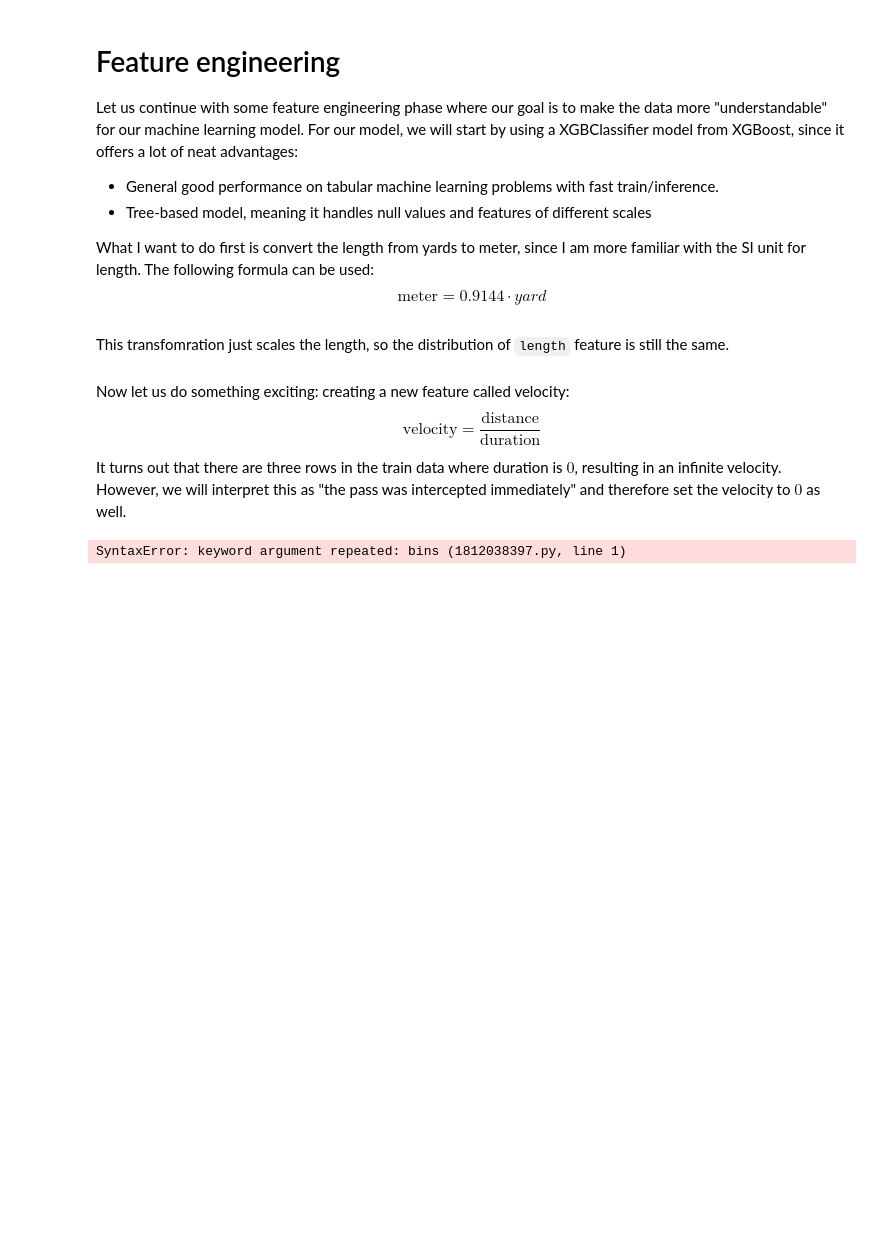
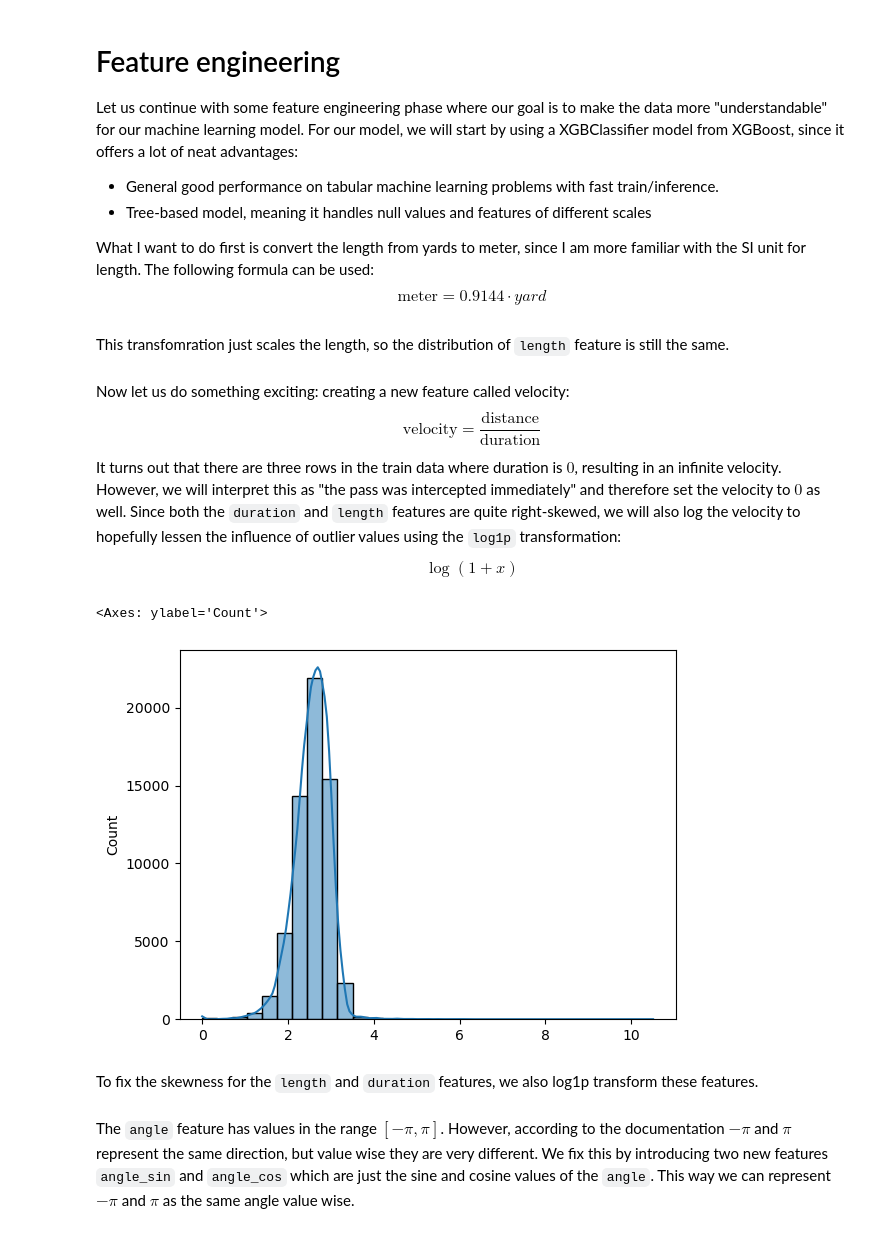
Before and after one commit to yucheng-fu/football_analytics, a Jupyter notebook: 02-analysis/02-analysis.ipynb, the cells around one changed output. Drawn from its saved outputs; the diff is of its cells as text; code cells hidden in the pictures; blank space fills up the shorter version.

Commit message:
Feature engineering

```diff
--- a/02-analysis/02-analysis.ipynb
+++ b/02-analysis/02-analysis.ipynb
@@ -187,7 +187,7 @@ Another thing I like to do is to plot the mutual information to measure how each
 y_train = train_df.select("outcome").to_series()
 X_train = train_df.drop(pl.col("outcome"))
 # %%
-feature_engineering_handler = FeatureEngineeringHandler(train_df=X_train)
+feature_engineering_handler = FeatureEngineeringHandler(X=X_train)
 X_train = feature_engineering_handler.encode_columns(columns=["height", "body_part"])
 # %%
 mi = mutual_info_classif(X_train, y_train, discrete_features="auto", random_state=42)
@@ -228,15 +228,22 @@ Now let us do something exciting: creating a new feature called velocity:
 $$
 \text{velocity} = \frac{\text{distance}}{\text{duration}}
 $$
-It turns out that there are three rows in the train data where duration is $0$, resulting in an infinite velocity. However, we will interpret this as "the pass was intercepted immediately" and therefore set the velocity to $0$ as well.
+It turns out that there are three rows in the train data where duration is $0$, resulting in an infinite velocity. However, we will interpret this as "the pass was intercepted immediately" and therefore set the velocity to $0$ as well. Since both the ``duration`` and ``length`` features are quite right-skewed, we will also log the velocity to hopefully lessen the influence of outlier values using the ``log1p`` transformation:
+$$
+\log(1 + x)
+$$
 # %%
 X_train = X_train.with_columns(
-    pl.when(pl.col("duration") != 0)
-      .then(pl.col("length") / pl.col("duration"))
-      .otherwise(0)
-      .alias("velocity")
+            pl.when(pl.col("duration") != 0)
+            .then(pl.col("length") / pl.col("duration"))
+            .otherwise(0)
+            .log1p()
+            .alias("log_velocity")
 )
-# %%
-sns.histplot(X_train.select(pl.col("velocity")).to_series(), bins="auto", kde=True, bins=30)
-# %% [output]
-SyntaxError: keyword argument repeated: bins (1812038397.py, line 1)
+# %%
+sns.histplot(X_train.select(pl.col("log_velocity")).to_series(), bins=30, kde=True)
+# %% [output]
+<Axes: ylabel='Count'>
+[figure, added]
+# %% [markdown]
+To fix the skewness for the ``length`` and ``duration`` features, we also log1p transform these features.
@@ -242,0 +252,2 @@ SyntaxError: keyword argument repeated: bins (1812038397.py, line 1)
+# %% [markdown]
+The ``angle`` feature has values in the range $[-\pi, \pi]$. However, according to the documentation $-\pi$ and $\pi$ represent the same direction, but value wise they are very different. We fix this by introducing two new features ``angle_sin`` and ``angle_cos`` which are just the sine and cosine values of the ``angle``. This way we can represent $-\pi$ and $\pi$ as the same angle value wise.
```
Also changed, not shown: parts of 5 cells of this notebook, 2 other files.
